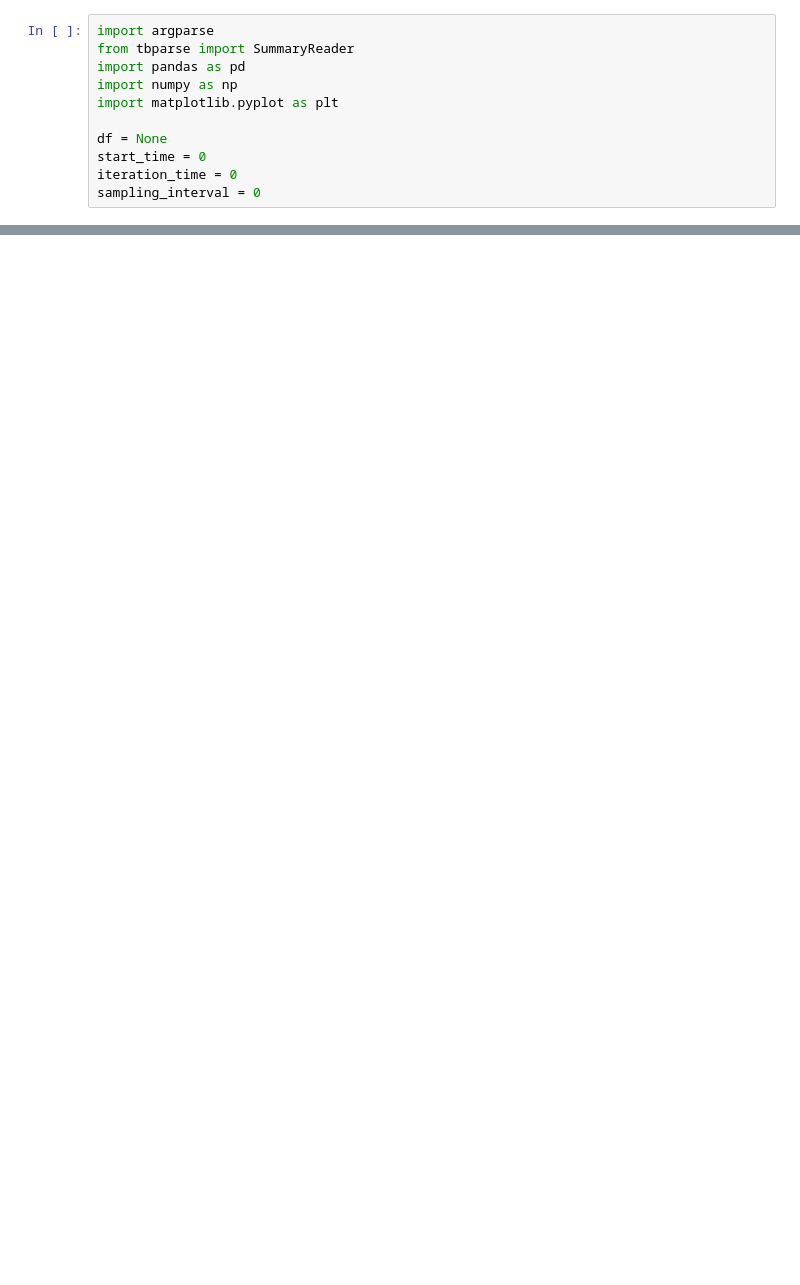
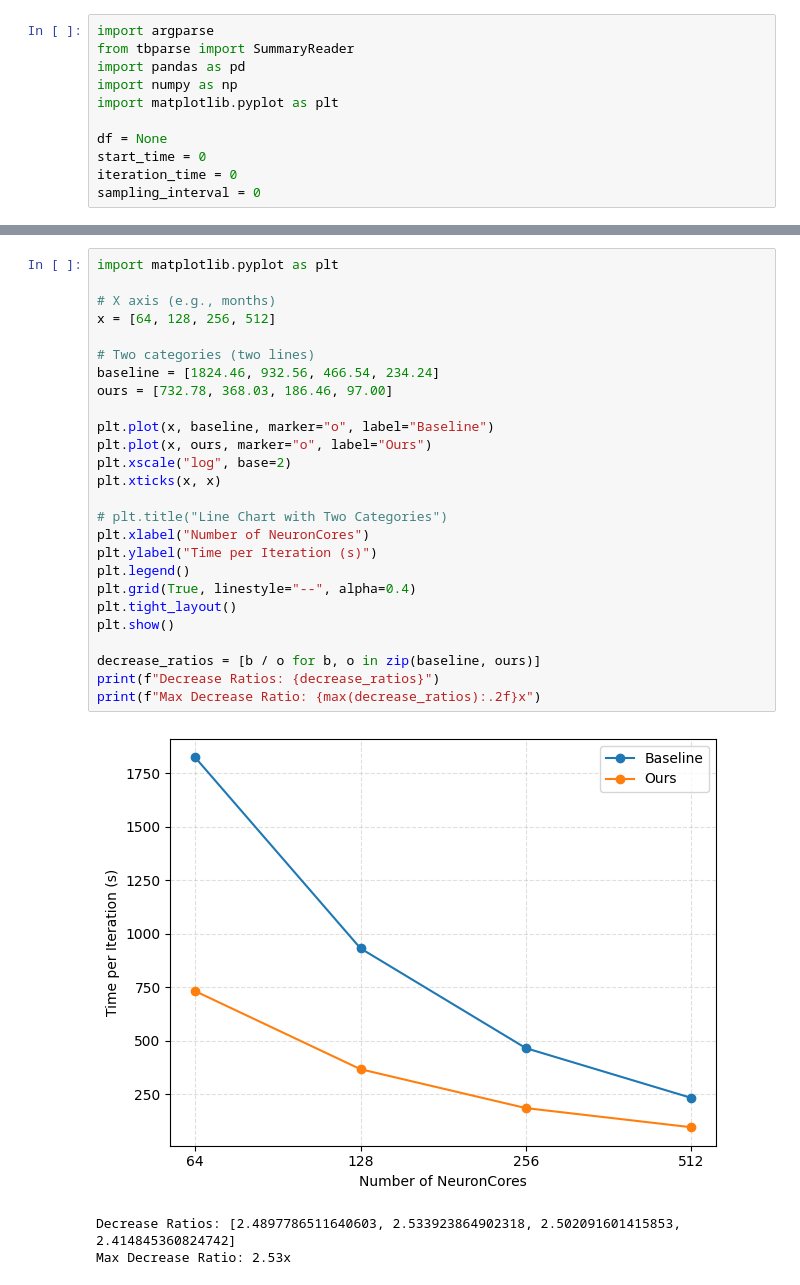
Before and after one commit to profetia/neuronx-distributed-training, a Jupyter notebook: examples/tensorboard_avg.ipynb, the cells around one changed output, grey strips where cells are left out. Cells and saved outputs as stored; diff of their text form; blank space fills up the shorter version.

```diff
--- a/examples/tensorboard_avg.ipynb
+++ b/examples/tensorboard_avg.ipynb
@@ -389,0 +469,30 @@ plt.show()
+# %%
+import matplotlib.pyplot as plt
+
+# X axis (e.g., months)
+x = [64, 128, 256, 512]
+
+# Two categories (two lines)
+baseline = [1824.46, 932.56, 466.54, 234.24]
+ours = [732.78, 368.03, 186.46, 97.00]
+
+plt.plot(x, baseline, marker="o", label="Baseline")
+plt.plot(x, ours, marker="o", label="Ours")
+plt.xscale("log", base=2)
+plt.xticks(x, x)
+
+# plt.title("Line Chart with Two Categories")
+plt.xlabel("Number of NeuronCores")
+plt.ylabel("Time per Iteration (s)")
+plt.legend()
+plt.grid(True, linestyle="--", alpha=0.4)
+plt.tight_layout()
+plt.show()
+
+decrease_ratios = [b / o for b, o in zip(baseline, ours)]
+print(f"Decrease Ratios: {decrease_ratios}")
+print(f"Max Decrease Ratio: {max(decrease_ratios):.2f}x")
+# %% [output]
+[figure, added]
+Decrease Ratios: [2.4897786511640603, 2.533923864902318, 2.502091601415853, 2.414845360824742]
+Max Decrease Ratio: 2.53x
```
Also changed, not shown: parts of 15 cells of this notebook, 12 other files.
